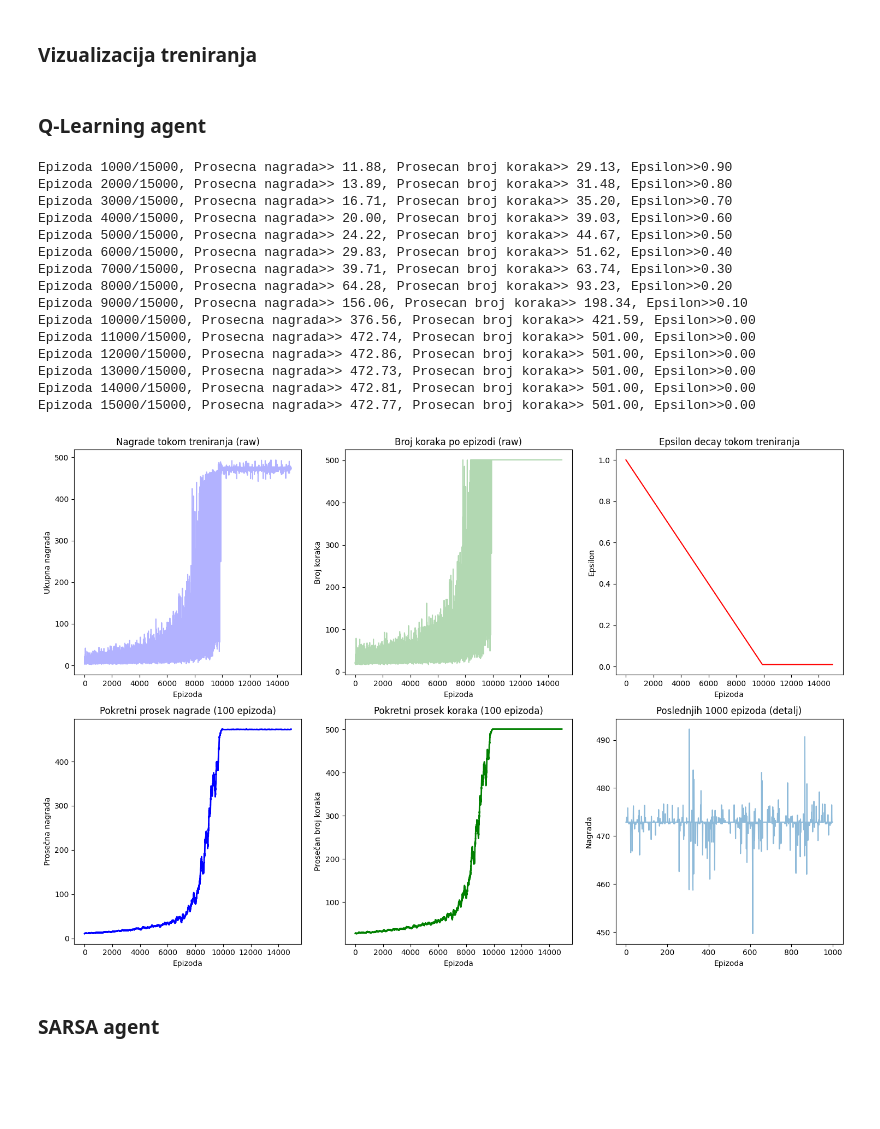
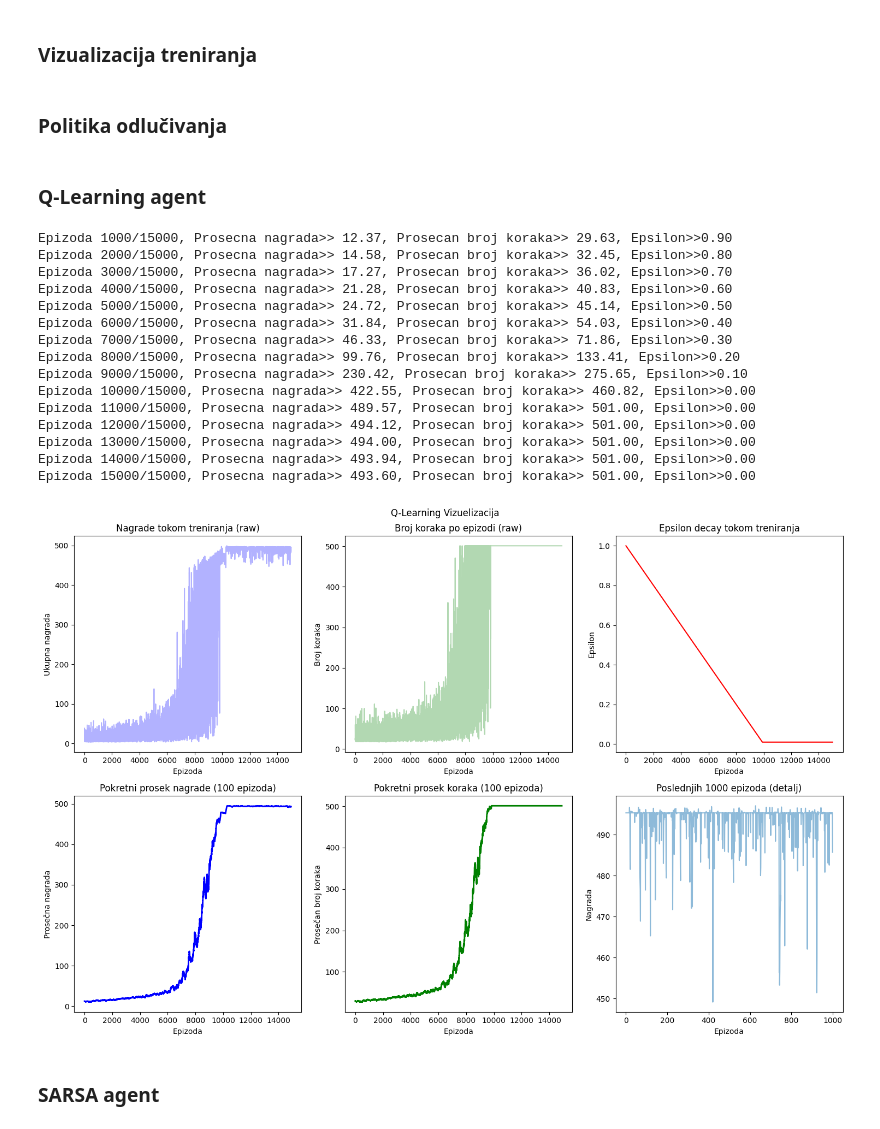
Before and after one commit to neshko31/SOAA-Projekat, a Jupyter notebook: ball-and-beam.ipynb, the cells around one changed output. Saved outputs shown, nothing was run; the diff lists cells and outputs as text; code cells hidden in the pictures; blank space fills up the shorter version.

```diff
--- a/ball-and-beam.ipynb
+++ b/ball-and-beam.ipynb
@@ -77,7 +88,7 @@ class Enviroment():
         return 1 - 2 * abs(self.x) / self.l
 
     def e_2(self):
-        return 1 - self.p * abs(self.x_ddot())
+        return max(0, 1 - self.p * abs(self.x_ddot()))
 
     # alpha_ddot - akcija (ugaono ubrzanje) koje primenjujemo
     # action - akcija koju uzimamo
@@ -333,0 +346,2 @@ def visualize_comparison():
+# %% [markdown]
+### Politika odlučivanja
@@ -343,76 +360,75 @@ def eps_greedy(q, eps: float):
 # %%
 # Agent
 ALPHA_Q = 0.1      # learning rate - koliko brzo agent uci iz novih iskustava
-
 GAMMA_Q = 0.99     # discount factor - govori koliko agent ceni buduce nagrade
 
 Q = np.zeros((N_X_BINS, N_X_DOT_BINS, N_ALPHA_BINS, N_ALPHA_DOT_BINS, 5))   # 5 jer imamo 5 akcija [-5, -2.5, 0, 2.5, 5]
 
-#epsilon sa decay stopom jer zelimo prvo eksloraciju a potom eksploataciju
+# epsilon sa decay stopom jer zelimo prvo eksloraciju a potom eksploataciju
 EPSILON = 1
 eps_decay_rate = 0.0001
 EPISODES = 15000
 
-#za pracenje napretka
+# za pracenje napretka
 rewards_per_episode = []
 steps_per_episode = []
 
-#trening petlja
+# Trening petlja
 for episode in range(EPISODES):
     EPSILON -= eps_decay_rate if EPSILON > 0.001 else 0
 
-    #resetujem okruzenje
+    # Resetujem okruzenje
     state, _, _, _ = env.reset()
     state_idx = discretize_state(state)
     total_reward = 0
     done = False
 
-    #epizoda
+    # epizoda
     while not done:
         action = eps_greedy(Q[state_idx], EPSILON)
         next_state, reward, truncated, terminated = env.take_action(action)
         next_state_idx = discretize_state(next_state)
 
-        #q-learning update formula
+        # Q-Learning update formula
         # Q(s,a) = Q(s,a) + α * [r + γ * max(Q(s',a')) - Q(s,a)]
         Q[state_idx][action] += ALPHA_Q*(reward + GAMMA_Q*np.max(Q[next_state_idx]) - Q[state_idx][action] )
 
-        #predji na sledece stanje
+        # predji na sledece stanje
         state_idx = next_state_idx
         total_reward += reward
 
-        #provera da li je epizoda zavrsena
+        # provera da li je epizoda zavrsena
         done = terminated or truncated
 
-    #cuvam rezultate epizode
+    # cuvam rezultate epizode
     rewards_per_episode.append(total_reward)
     steps_per_episode.append(env.steps)
 
-    #na svakih 1000 epizoda zelim da ispisem napredak
+    # na svakih 1000 epizoda zelim da ispisem napredak
     if(episode + 1) % 1000 == 0:
         avg_reward = np.mean(rewards_per_episode[-1000 :])
         avg_steps = np.mean(steps_per_episode[-1000 :])
         print(f"Epizoda {episode+1}/{EPISODES}, Prosecna nagrada>> {avg_reward:.2f}, Prosecan broj koraka>> {avg_steps:.2f}, Epsilon>>{EPSILON:.2f}")
 # %% [output]
-Epizoda 1000/15000, Prosecna nagrada>> 11.88, Prosecan broj koraka>> 29.13, Epsilon>>0.90
-Epizoda 2000/15000, Prosecna nagrada>> 13.89, Prosecan broj koraka>> 31.48, Epsilon>>0.80
-Epizoda 3000/15000, Prosecna nagrada>> 16.71, Prosecan broj koraka>> 35.20, Epsilon>>0.70
-Epizoda 4000/15000, Prosecna nagrada>> 20.00, Prosecan broj koraka>> 39.03, Epsilon>>0.60
-Epizoda 5000/15000, Prosecna nagrada>> 24.22, Prosecan broj koraka>> 44.67, Epsilon>>0.50
-Epizoda 6000/15000, Prosecna nagrada>> 29.83, Prosecan broj koraka>> 51.62, Epsilon>>0.40
-Epizoda 7000/15000, Prosecna nagrada>> 39.71, Prosecan broj koraka>> 63.74, Epsilon>>0.30
-Epizoda 8000/15000, Prosecna nagrada>> 64.28, Prosecan broj koraka>> 93.23, Epsilon>>0.20
-Epizoda 9000/15000, Prosecna nagrada>> 156.06, Prosecan broj koraka>> 198.34, Epsilon>>0.10
-Epizoda 10000/15000, Prosecna nagrada>> 376.56, Prosecan broj koraka>> 421.59, Epsilon>>0.00
-Epizoda 11000/15000, Prosecna nagrada>> 472.74, Prosecan broj koraka>> 501.00, Epsilon>>0.00
-Epizoda 12000/15000, Prosecna nagrada>> 472.86, Prosecan broj koraka>> 501.00, Epsilon>>0.00
-Epizoda 13000/15000, Prosecna nagrada>> 472.73, Prosecan broj koraka>> 501.00, Epsilon>>0.00
-Epizoda 14000/15000, Prosecna nagrada>> 472.81, Prosecan broj koraka>> 501.00, Epsilon>>0.00
-Epizoda 15000/15000, Prosecna nagrada>> 472.77, Prosecan broj koraka>> 501.00, Epsilon>>0.00
+Epizoda 1000/15000, Prosecna nagrada>> 12.37, Prosecan broj koraka>> 29.63, Epsilon>>0.90
+Epizoda 2000/15000, Prosecna nagrada>> 14.58, Prosecan broj koraka>> 32.45, Epsilon>>0.80
+Epizoda 3000/15000, Prosecna nagrada>> 17.27, Prosecan broj koraka>> 36.02, Epsilon>>0.70
+Epizoda 4000/15000, Prosecna nagrada>> 21.28, Prosecan broj koraka>> 40.83, Epsilon>>0.60
+Epizoda 5000/15000, Prosecna nagrada>> 24.72, Prosecan broj koraka>> 45.14, Epsilon>>0.50
+Epizoda 6000/15000, Prosecna nagrada>> 31.84, Prosecan broj koraka>> 54.03, Epsilon>>0.40
+Epizoda 7000/15000, Prosecna nagrada>> 46.33, Prosecan broj koraka>> 71.86, Epsilon>>0.30
+Epizoda 8000/15000, Prosecna nagrada>> 99.76, Prosecan broj koraka>> 133.41, Epsilon>>0.20
+Epizoda 9000/15000, Prosecna nagrada>> 230.42, Prosecan broj koraka>> 275.65, Epsilon>>0.10
+Epizoda 10000/15000, Prosecna nagrada>> 422.55, Prosecan broj koraka>> 460.82, Epsilon>>0.00
+Epizoda 11000/15000, Prosecna nagrada>> 489.57, Prosecan broj koraka>> 501.00, Epsilon>>0.00
+Epizoda 12000/15000, Prosecna nagrada>> 494.12, Prosecan broj koraka>> 501.00, Epsilon>>0.00
+Epizoda 13000/15000, Prosecna nagrada>> 494.00, Prosecan broj koraka>> 501.00, Epsilon>>0.00
+Epizoda 14000/15000, Prosecna nagrada>> 493.94, Prosecan broj koraka>> 501.00, Epsilon>>0.00
+Epizoda 15000/15000, Prosecna nagrada>> 493.60, Prosecan broj koraka>> 501.00, Epsilon>>0.00
 # %%
-visualize_q_learning()
+visualize_q_learning(rewards_per_episode, steps_per_episode, EPISODES)
 # %% [output]
-[figure, old version]
+[figure, new version]
 # %% [markdown]
 ### SARSA agent
 # %%
```
Also changed, not shown: parts of 12 cells of this notebook, 6 other files.
